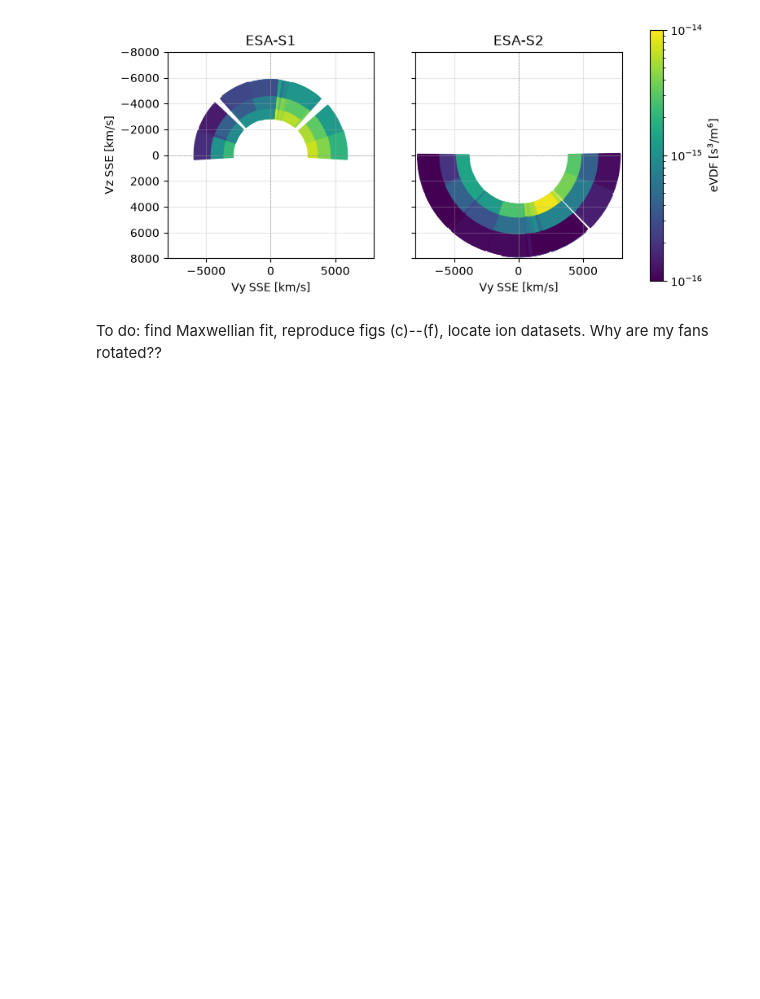
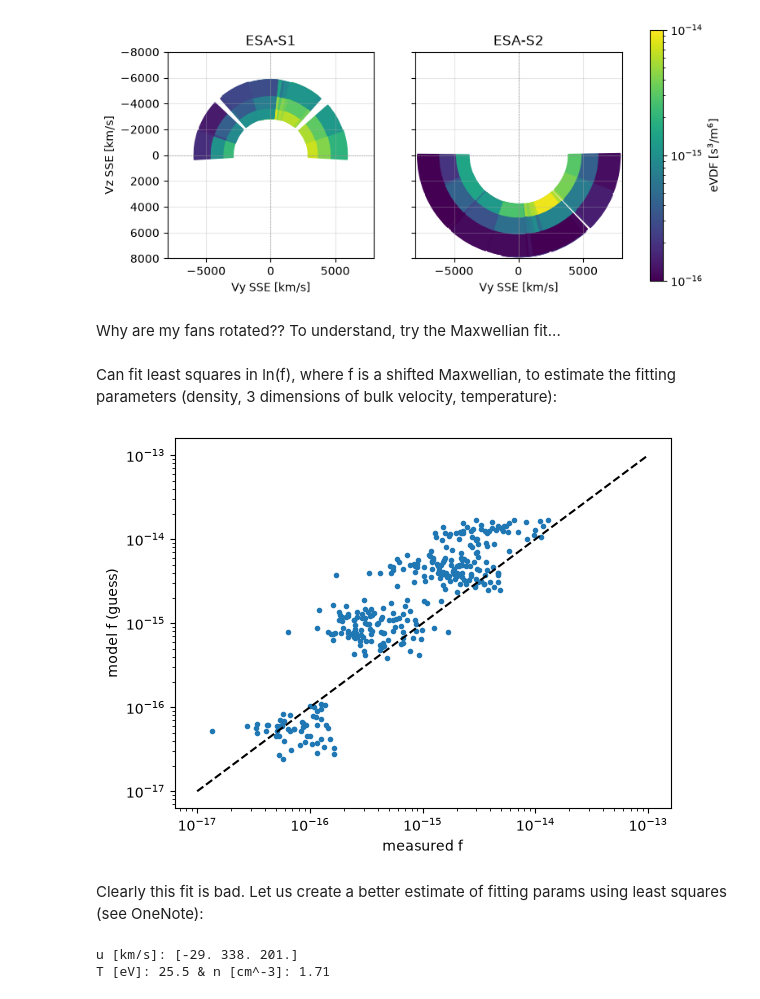
Before and after one commit to yulunwu000/artemis-lunar-plasma, a Jupyter notebook: notebooks/03_kaguya_test.ipynb, the cells around one changed output. Drawn from its saved outputs; the diff is of its cells as text; code cells hidden in the pictures; blank space fills up the shorter version.

Commit message:
attempted maxwellian fitting with limited success

```diff
--- a/notebooks/03_kaguya_test.ipynb
+++ b/notebooks/03_kaguya_test.ipynb
@@ -376,5 +377,61 @@ fig.colorbar(ScalarMappable(norm=norm, cmap=cmap), ax=axes, label='eVDF [s$^3$/m
 plt.show()
 # %% [output]
 [figure]
-# %% [markdown]
-To do: find Maxwellian fit, reproduce figs (c)--(f), locate ion datasets. Why are my fans rotated??
+# %% [markdown]
+Why are my fans rotated?? To understand, try the Maxwellian fit...
+# %% [markdown]
+Can fit least squares in ln(f), where f is a shifted Maxwellian, to estimate the fitting parameters (density, 3 dimensions of bulk velocity, temperature):
+# %%
+# define constants
+me, e = 9.109e-31, 1.602e-19
+
+def maxwellian(v, n, ux, uy, uz, T_eV):
+    """
+    v: velocities of all bins, array of shape (N,3) in m/s;
+    n: density in m^-3;
+    u: plasma bulk velocity in m/s, with 3 components;
+    T: temperature in eV.
+
+    Returns distribution fn f in s^3/m^6.
+    """
+    kT = T_eV * e # temperature as an energy in J
+    dv2 = np.sum((v - np.array([ux, uy, uz]))**2, axis=1)   # |v - u|^2 for every bin
+    return n * (me / (2*np.pi*kT))**1.5 * np.exp(-me * dv2 / (2*kT))
+
+# try 22:55:25
+t_str = '20090424225525'
+d = np.vstack([np.loadtxt(f'kaguya_data/esa1_df_{t_str}.txt'),
+               np.loadtxt(f'kaguya_data/esa2_df_{t_str}.txt')])
+v = d[:, :3] * 1e3 #km/s to m/s
+f = d[:, 3]
+
+#guesses for params
+f_guess = maxwellian(v, 5.7e6, -400e3, 0, 0, 20)
+
+plt.loglog(f, f_guess, '.')
+plt.plot([1e-17, 1e-13], [1e-17, 1e-13], 'k--') # line where model = measurement
+plt.xlabel('measured f'); plt.ylabel('model f (guess)')
+plt.show()
+# %% [output]
+[figure, added]
+# %% [markdown]
+Clearly this fit is bad. Let us create a better estimate of fitting params using least squares (see OneNote):
+# %%
+vk = d[:, :3] # velocities in km/s
+good = f > 0  # drop empty bins for log
+vk, lf = vk[good], np.log(f[good])
+
+A = np.column_stack([np.ones(len(vk)), vk, np.sum(vk**2, axis=1)])
+coef, *_ = np.linalg.lstsq(A, lf, rcond=None) # least squares
+a, b, c = coef[0], coef[1:4], coef[4]
+
+vth2 = -1 / c # thermal speed squared in (km/s)^2
+u    = -b / (2 * c) # bulk velocity in km/s
+T_eV = me * vth2 * 1e6 / (2 * e) # ×1e6 converts (km/s)^2 to (m/s)^2
+n    = np.exp(a + 1.5*np.log(np.pi * vth2 * 1e6) + (u @ u) / vth2)
+
+print('u [km/s]:', u.round(0))
+print('T [eV]:', T_eV.round(1), '& n [cm^-3]:', (n / 1e6).round(2))
+# %% [output]
+u [km/s]: [-29. 338. 201.]
+T [eV]: 25.5 & n [cm^-3]: 1.71
```
Also changed, not shown: parts of 4 cells of this notebook.
